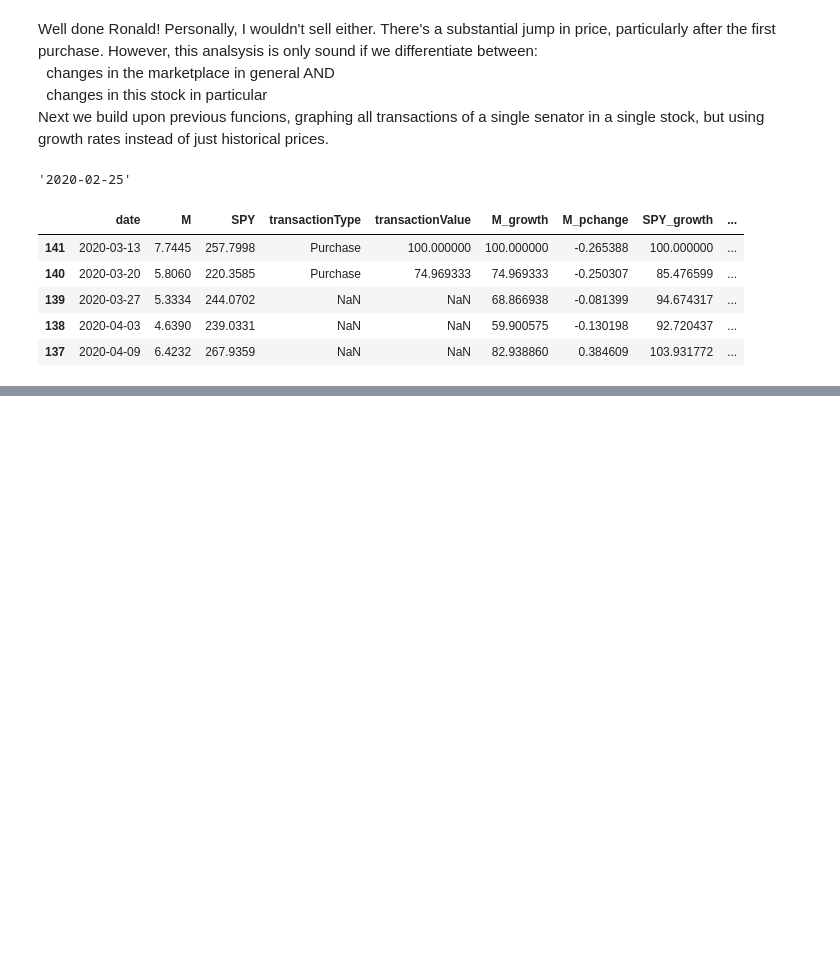
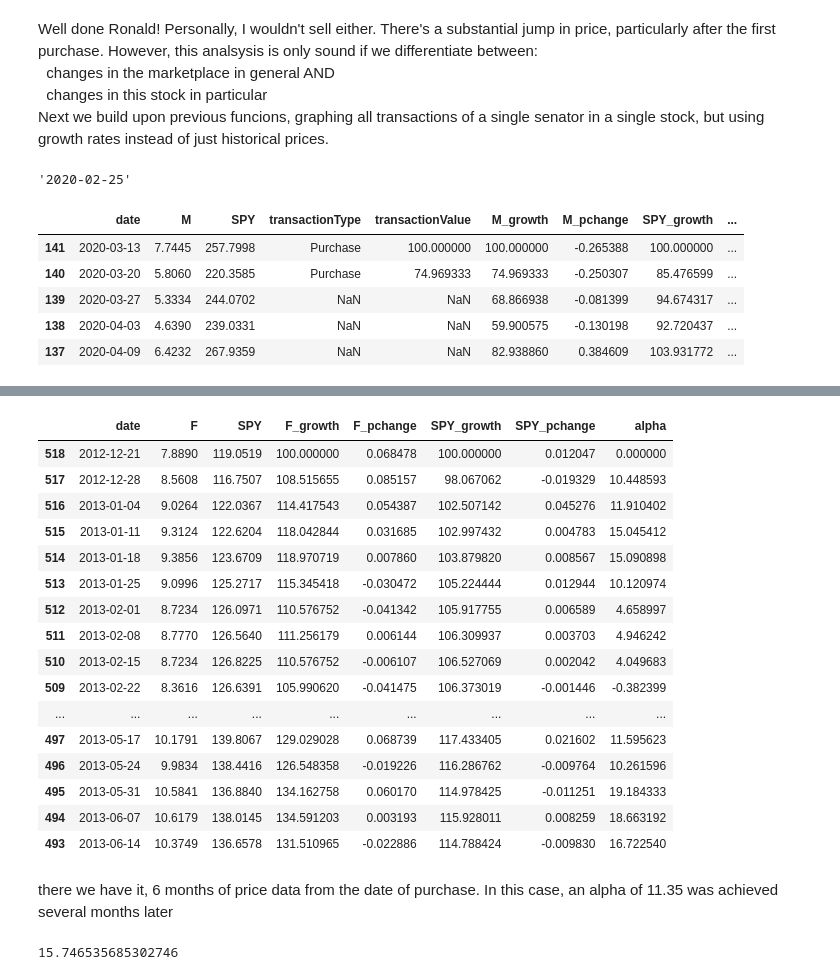
Before and after one commit to MattTheEconomist/Senator-Investments-ETL, a Jupyter notebook: EDA.ipynb, the cells around one changed output, grey strips where cells are left out. Saved outputs shown, nothing was run; the diff lists cells and outputs as text; code cells hidden in the pictures; blank space fills up the shorter version.

Commit message:
alpha meta analysis initiated

```diff
--- a/EDA.ipynb
+++ b/EDA.ipynb
@@ -610,0 +671,57 @@ def graphAlphaGrowth_fromSource(senatorIdInput, dateInput,tickerInput):
+# %%
+def alphaFrame(senatorIdInput, dateInput,tickerInput ):
+    hist = historicalGrowthRatesWithTransactions(senatorIdInput, dateInput,tickerInput)
+    hist.drop(['transactionType', 'transactionValue'], axis=1, inplace=True)
+
+    if(hist.shape[0]>26):
+        #keep only 6 months of data, or 26 weeks
+        hist = hist.iloc[:26,:]
+
+    growthCol = f"{tickerInput}_growth"
+    #calculate alpha as difference in growth rates
+    hist['alpha']  = hist[growthCol] - hist['SPY_growth']
+    return hist
+
+# temp = alphaFrame(101, '2012-12-21','DD')
+# temp = alphaFrame(101, '2012-12-21','M')
+temp = alphaFrame(101, '2012-12-21','F')
+
+temp
+# %% [output]
+|  | date | F | SPY | F_growth | F_pchange | SPY_growth | SPY_pchange | alpha |
+| 518 | 2012-12-21 | 7.8890 | 119.0519 | 100.000000 | 0.068478 | 100.000000 | 0.012047 | 0.000000 |
+| 517 | 2012-12-28 | 8.5608 | 116.7507 | 108.515655 | 0.085157 | 98.067062 | -0.019329 | 10.448593 |
+| 516 | 2013-01-04 | 9.0264 | 122.0367 | 114.417543 | 0.054387 | 102.507142 | 0.045276 | 11.910402 |
+| 515 | 2013-01-11 | 9.3124 | 122.6204 | 118.042844 | 0.031685 | 102.997432 | 0.004783 | 15.045412 |
+| 514 | 2013-01-18 | 9.3856 | 123.6709 | 118.970719 | 0.007860 | 103.879820 | 0.008567 | 15.090898 |
+| 513 | 2013-01-25 | 9.0996 | 125.2717 | 115.345418 | -0.030472 | 105.224444 | 0.012944 | 10.120974 |
+| 512 | 2013-02-01 | 8.7234 | 126.0971 | 110.576752 | -0.041342 | 105.917755 | 0.006589 | 4.658997 |
+| 511 | 2013-02-08 | 8.7770 | 126.5640 | 111.256179 | 0.006144 | 106.309937 | 0.003703 | 4.946242 |
+| 510 | 2013-02-15 | 8.7234 | 126.8225 | 110.576752 | -0.006107 | 106.527069 | 0.002042 | 4.049683 |
+| 509 | 2013-02-22 | 8.3616 | 126.6391 | 105.990620 | -0.041475 | 106.373019 | -0.001446 | -0.382399 |
+| ... | ... | ... | ... | ... | ... | ... | ... | ... |
+| 497 | 2013-05-17 | 10.1791 | 139.8067 | 129.029028 | 0.068739 | 117.433405 | 0.021602 | 11.595623 |
+| 496 | 2013-05-24 | 9.9834 | 138.4416 | 126.548358 | -0.019226 | 116.286762 | -0.009764 | 10.261596 |
+| 495 | 2013-05-31 | 10.5841 | 136.8840 | 134.162758 | 0.060170 | 114.978425 | -0.011251 | 19.184333 |
+| 494 | 2013-06-07 | 10.6179 | 138.0145 | 134.591203 | 0.003193 | 115.928011 | 0.008259 | 18.663192 |
+| 493 | 2013-06-14 | 10.3749 | 136.6578 | 131.510965 | -0.022886 | 114.788424 | -0.009830 | 16.722540 |
+# %% [markdown]
+there we have it, 6 months of price data from the date of purchase. In this case, an alpha of 11.35 was achieved several months later
+# %%
+def calculateAlphaValue(senatorIdInput, dateInput,tickerInput ):
+
+    try:
+        # we're looking to return the maximum alpha value within a 6 month period
+        histAlpha = alphaFrame(senatorIdInput, dateInput,tickerInput )
+
+    except:
+        return 'Not Found'
+
+        # start counting a week after purcahse
+    histAlpha = histAlpha.iloc[ 1:,:]
+
+    maxAlpha = histAlpha.loc[histAlpha.alpha.idxmax()].alpha
+
+    return maxAlpha
+# %% [output]
+15.746535685302746
```
Also changed, not shown: parts of 23 cells of this notebook, 1 other file.
